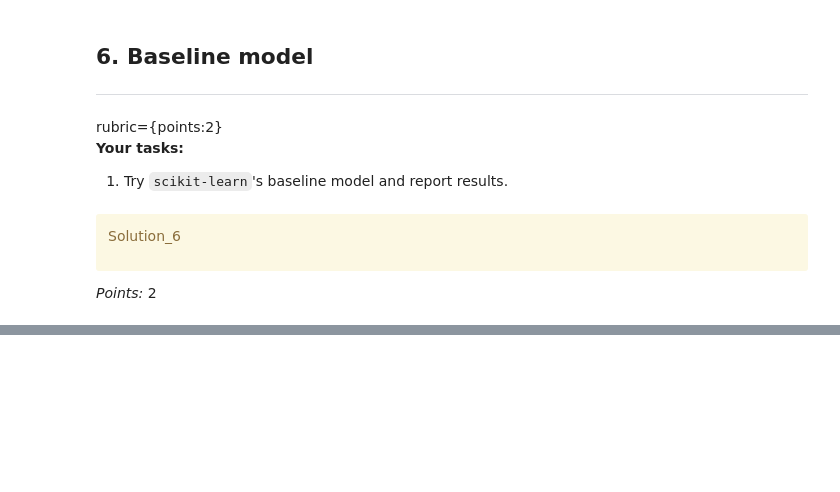
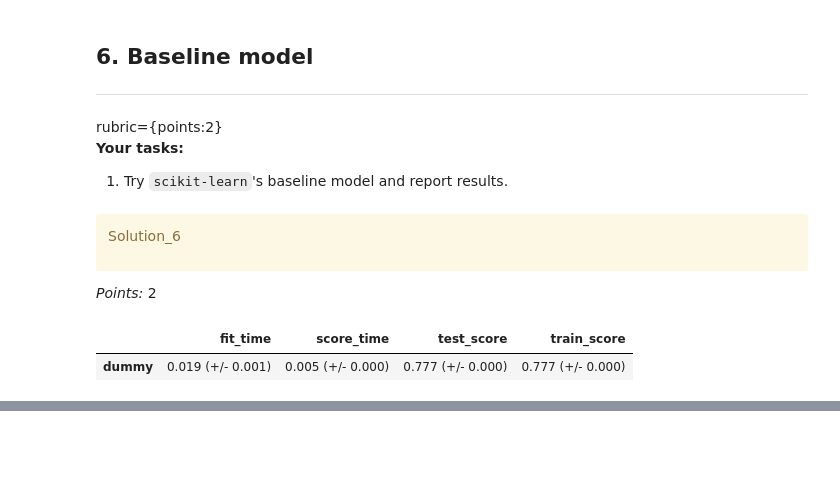
Before and after one commit to ivy-ll/cs330hw5, a Jupyter notebook: hw5.ipynb, the cells around one changed output, grey strips where cells are left out. Drawn from its saved outputs; the diff is of its cells as text; code cells hidden in the pictures; blank space fills up the shorter version.

```diff
--- a/hw5.ipynb
+++ b/hw5.ipynb
@@ -598,0 +608,39 @@ _Points:_ 2
+# %%
+# dictionary to store results
+results = {}
+
+# set the scoring metric
+scoring_metric = ['precision', 'recall', 'accuracy']
+
+# using cross val function from hw3
+def mean_std_cross_val_scores(model, X_train, y_train, **kwargs):
+
+    scores = cross_validate(model, X_train, y_train, **kwargs)
+
+    mean_scores = pd.DataFrame(scores).mean()
+    std_scores = pd.DataFrame(scores).std()
+    out_col = []
+
+    for i in range(len(mean_scores)):
+        out_col.append((f"%0.3f (+/- %0.3f)" % (mean_scores.iloc[i], std_scores.iloc[i])))
+
+    return pd.Series(data=out_col, index=mean_scores.index)
+# %%
+# splitting the data
+X = credit_card_df.drop(columns=target)
+y = credit_card_df[target]
+X_train, X_test, y_train, y_test = train_test_split(X, y, test_size = 0.3, random_state=123)
+
+# creating model
+dummy = DummyClassifier(strategy="most_frequent")
+
+# making pipeline
+dummy_pipe = make_pipeline(preprocessor, dummy)
+
+# storing results
+dummy_score = mean_std_cross_val_scores(dummy_pipe, X_train, y_train, cv=5, return_train_score=True)
+
+pd.DataFrame(dummy_score, columns=['dummy']).T
+# %% [output]
+|  | fit_time | score_time | test_score | train_score |
+| dummy | 0.019 (+/- 0.001) | 0.005 (+/- 0.000) | 0.777 (+/- 0.000) | 0.777 (+/- 0.000) |
```
Also changed, not shown: parts of 57 cells of this notebook, 1 other file.
